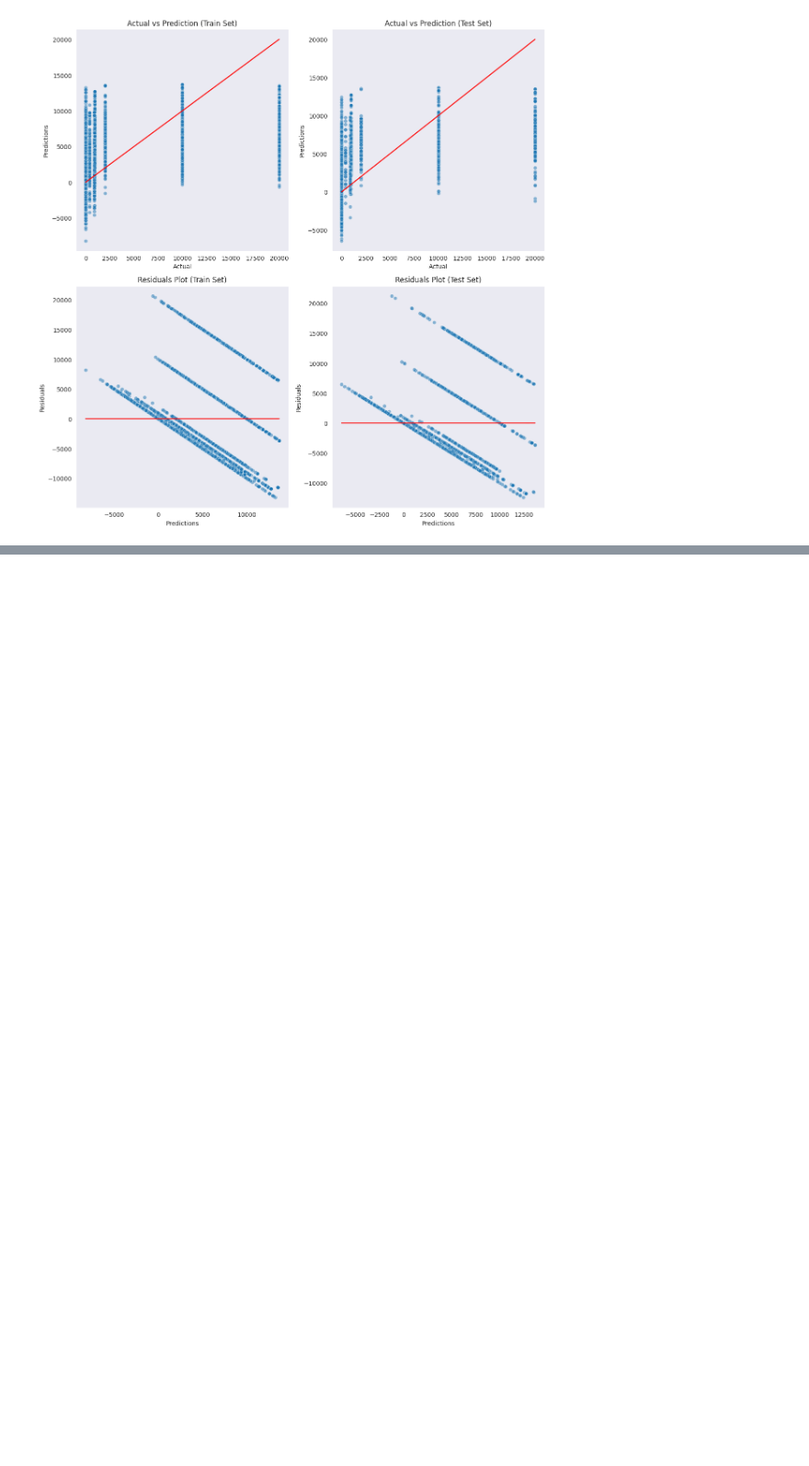
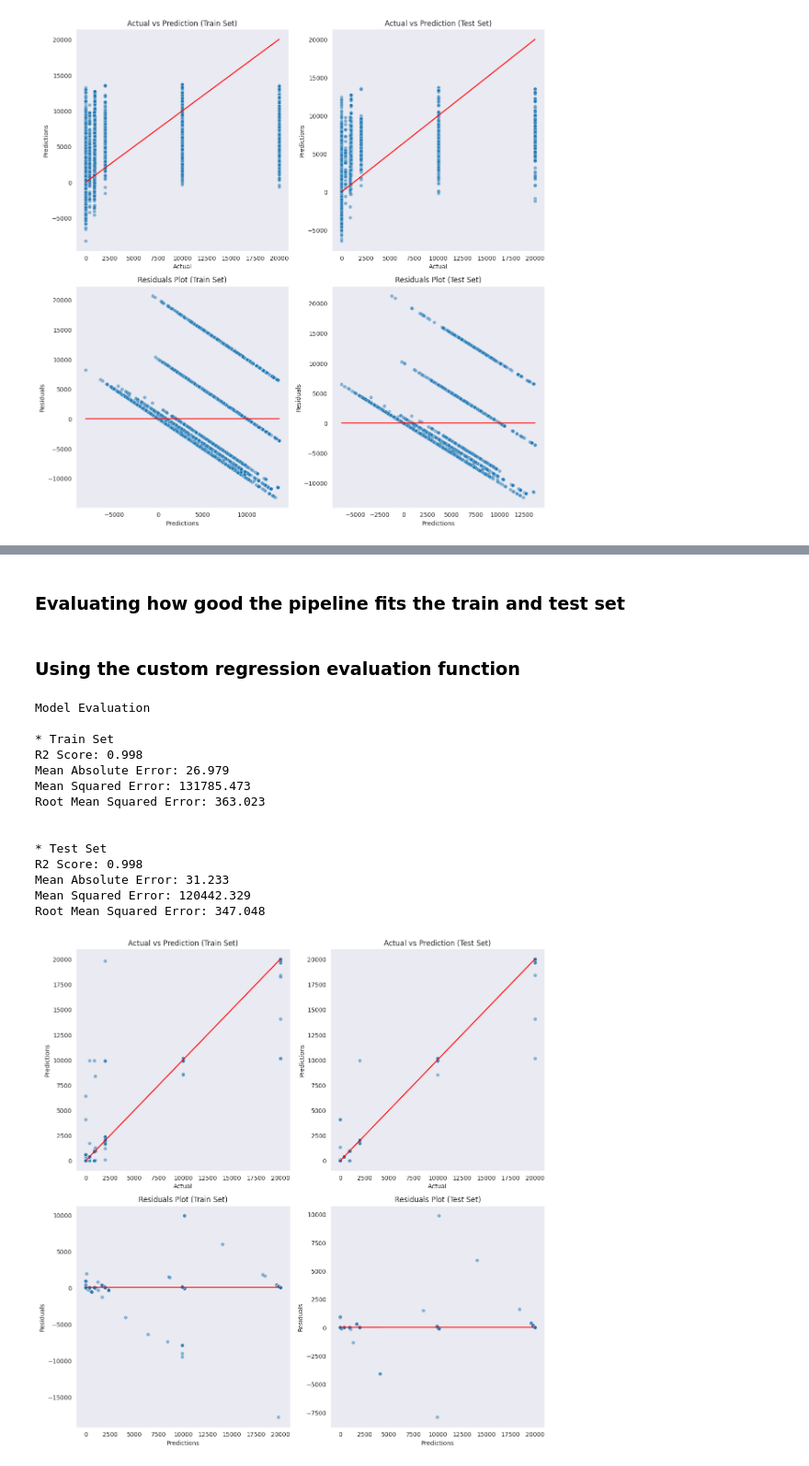
Before and after one commit to Cyril-CRGB/GazetteAnaliticsTools, a Jupyter notebook: jupyter_notebooks/5modeling_predict_amount.ipynb, the cells around one changed output, grey strips where cells are left out. Shown at 92% size. Saved outputs shown, nothing was run; the diff lists cells and outputs as text; code cells hidden in the pictures; blank space fills up the shorter version.

```diff
--- a/jupyter_notebooks/5modeling_predict_amount.ipynb
+++ b/jupyter_notebooks/5modeling_predict_amount.ipynb
@@ -483,0 +548,2 @@ Possible improvement: feature engineering, model tuning, different algorithms
+# %% [markdown]
+### Evaluating how good the pipeline fits the train and test set
@@ -483,0 +636,21 @@ Possible improvement: feature engineering, model tuning, different algorithms
+# %% [markdown]
+### Using the custom regression evaluation function
+# %%
+randfor_regression_performance(X_train, y_train, X_test, y_test, pipeline3)
+randfor_regression_evaluation_plots_with_residuals(X_train, y_train, X_test, y_test, pipeline3, alpha_scatter=0.5)
+# %% [output]
+Model Evaluation
+
+* Train Set
+R2 Score: 0.998
+Mean Absolute Error: 26.979
+Mean Squared Error: 131785.473
+Root Mean Squared Error: 363.023
+
+
+* Test Set
+R2 Score: 0.998
+Mean Absolute Error: 31.233
+Mean Squared Error: 120442.329
+Root Mean Squared Error: 347.048
+[figure, added]
```
Also changed, not shown: parts of 50 cells of this notebook, 1 other file.
